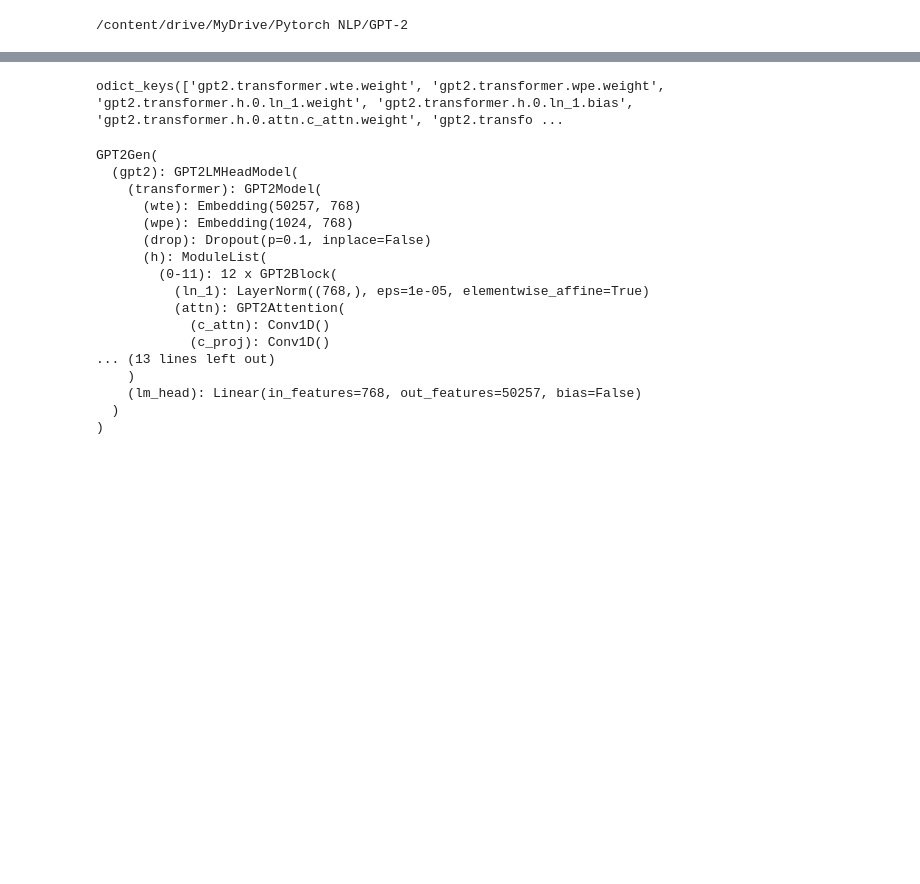
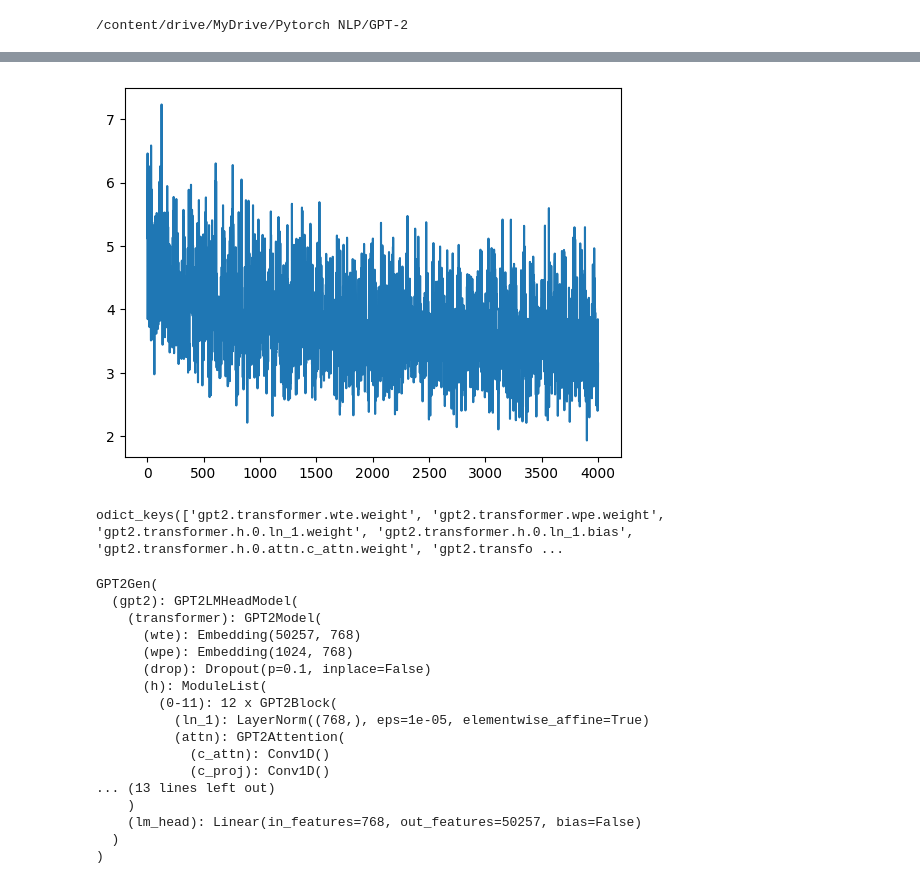
Before and after one commit to DonghaeSuh/NLP_Pytorch, a Jupyter notebook: Model/GPT_2/GPT2_GEN.ipynb, the cells around one changed output, grey strips where cells are left out. Cells and saved outputs as stored; diff of their text form; code cells hidden in the pictures; blank space fills up the shorter version.

```diff
--- a/Model/GPT_2/GPT2_GEN.ipynb
+++ b/Model/GPT_2/GPT2_GEN.ipynb
@@ -464,7 +480,7 @@ def compute_loss(outputs,y,criterion):
   loss = criterion(outputs,y) # (batch_size, max_len)
   mask = ~(y==0)
 
-  return (loss*mask).sum()
+  return (loss*mask).mean()
 # %%
 def train(model,optimizer,criterion,train_iter):
   model.train()
@@ -472,7 +488,7 @@ def train(model,optimizer,criterion,train_iter):
   count=0
   total_loss = 0
   for batch in tqdm(train_iter):
-    if count==5000:
+    if count==4000:
       break
     count+=1
     x=batch[0].to(device)
@@ -525,6 +541,11 @@ data_in/  data_out/  GPT2_GEN.ipynb  losses.npy
 np.save('./losses',np.array(losses))
 # %%
 import matplotlib.pyplot as plt
+
+plt.plot(losses)
+plt.show()
+# %% [output]
+[figure, added]
 # %%
 model.state_dict().keys()
 # %% [output]
```
Also changed, not shown: parts of 14 cells of this notebook.
